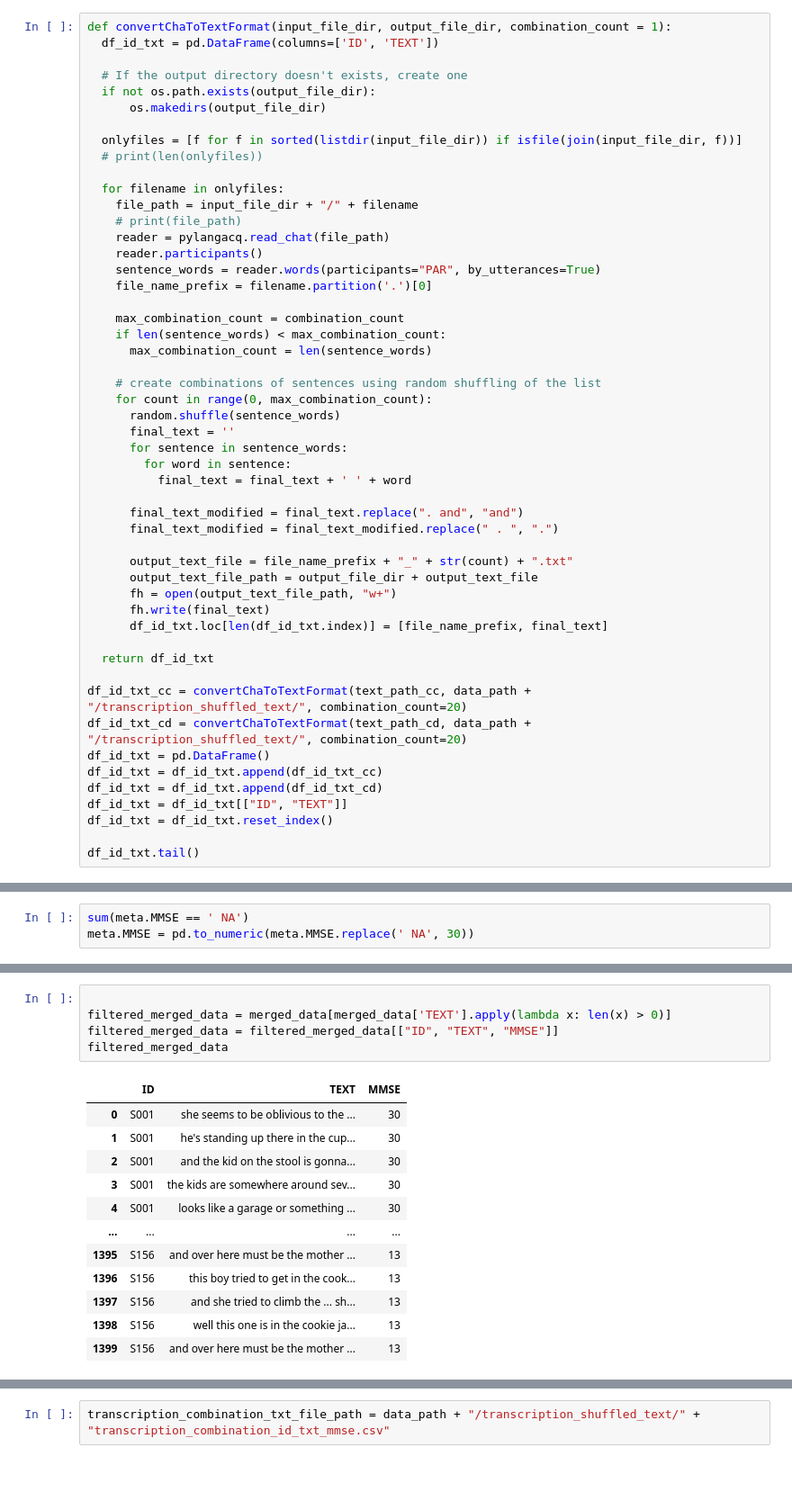
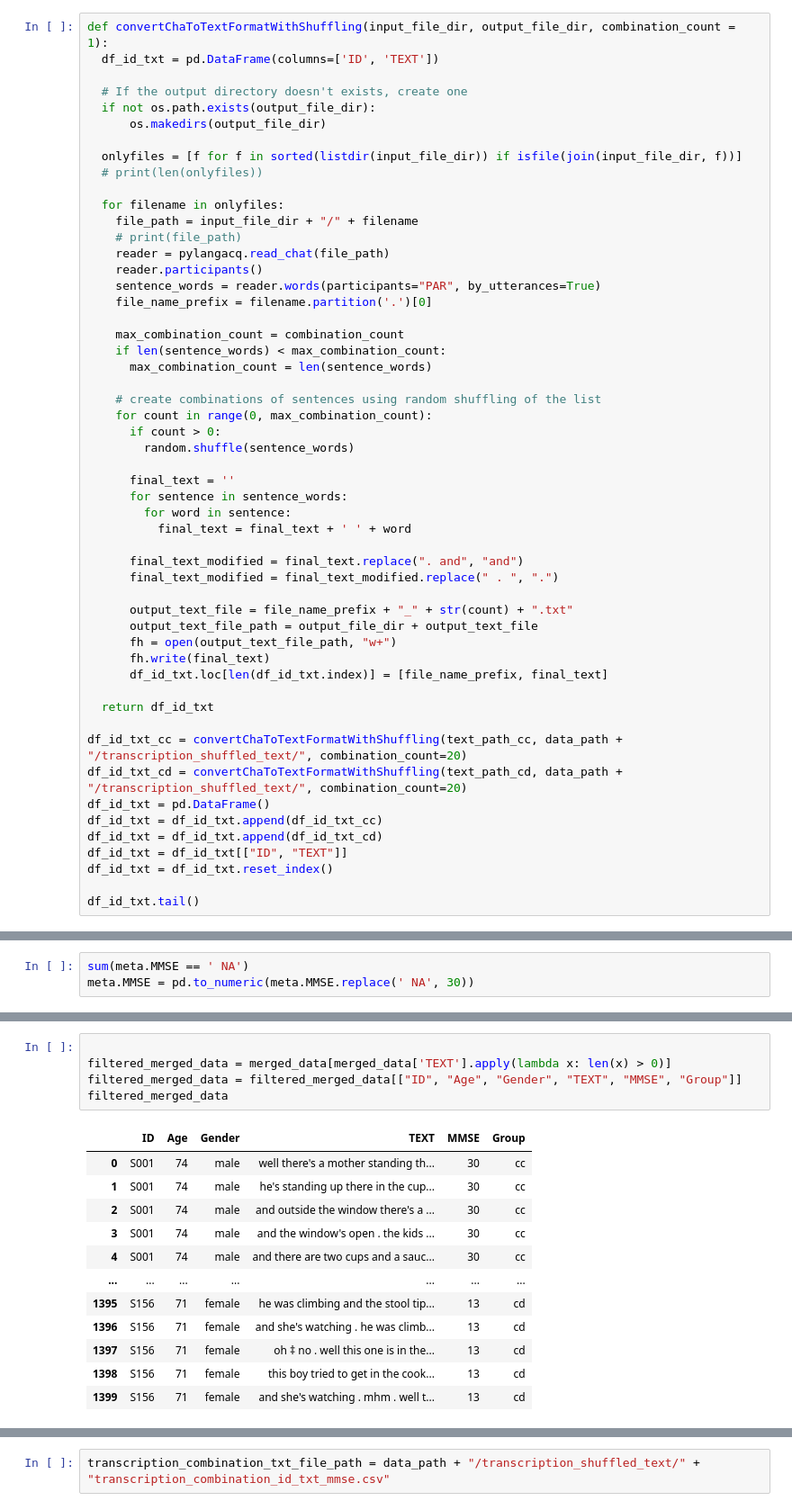
Before and after one commit to W210-SP21-Capstone-Dementia/model, a Jupyter notebook: ADReSS_Transcription_Combination_Data_Generator.ipynb, the cells around one changed output, grey strips where cells are left out. Shown at 90% size. Cells and saved outputs as stored; diff of their text form; blank space fills up the shorter version.

Commit message:
BERT Text based training, inference and text parsing notebooks after the split

```diff
--- a/ADReSS_Transcription_Combination_Data_Generator.ipynb
+++ b/ADReSS_Transcription_Combination_Data_Generator.ipynb
@@ -53,7 +115,7 @@ lang_ = 'en-US'
 # %% [markdown]
 ## Convert .cha transcriptions to text file by selecting only the participants part of the text
 # %%
-def convertChaToTextFormat(input_file_dir, output_file_dir, combination_count = 1):
+def convertChaToTextFormatWithShuffling(input_file_dir, output_file_dir, combination_count = 1):
   df_id_txt = pd.DataFrame(columns=['ID', 'TEXT'])
 
   # If the output directory doesn't exists, create one
@@ -77,7 +139,9 @@ def convertChaToTextFormat(input_file_dir, output_file_dir, combination_count =
 
     # create combinations of sentences using random shuffling of the list
     for count in range(0, max_combination_count):
-      random.shuffle(sentence_words)
+      if count > 0:
+        random.shuffle(sentence_words)
+
       final_text = ''
       for sentence in sentence_words:
         for word in sentence:
@@ -94,8 +158,8 @@ def convertChaToTextFormat(input_file_dir, output_file_dir, combination_count =
 
   return df_id_txt
 
-df_id_txt_cc = convertChaToTextFormat(text_path_cc, data_path + "/transcription_shuffled_text/", combination_count=20)
-df_id_txt_cd = convertChaToTextFormat(text_path_cd, data_path + "/transcription_shuffled_text/", combination_count=20)
+df_id_txt_cc = convertChaToTextFormatWithShuffling(text_path_cc, data_path + "/transcription_shuffled_text/", combination_count=20)
+df_id_txt_cd = convertChaToTextFormatWithShuffling(text_path_cd, data_path + "/transcription_shuffled_text/", combination_count=20)
 df_id_txt = pd.DataFrame()
 df_id_txt = df_id_txt.append(df_id_txt_cc)
 df_id_txt = df_id_txt.append(df_id_txt_cd)
@@ -160,18 +224,18 @@ merged_data
 # %%
 
 filtered_merged_data = merged_data[merged_data['TEXT'].apply(lambda x: len(x) > 0)]
-filtered_merged_data = filtered_merged_data[["ID", "TEXT", "MMSE"]]
+filtered_merged_data = filtered_merged_data[["ID", "Age", "Gender", "TEXT", "MMSE", "Group"]]
 filtered_merged_data
 # %% [output]
-|  | ID | TEXT | MMSE |
-| 0 | S001 | she seems to be oblivious to the ... | 30 |
-| 1 | S001 | he's standing up there in the cup... | 30 |
-| 2 | S001 | and the kid on the stool is gonna... | 30 |
-| 3 | S001 | the kids are somewhere around sev... | 30 |
-| 4 | S001 | looks like a garage or something ... | 30 |
-| ... | ... | ... | ... |
-| 1395 | S156 | and over here must be the mother ... | 13 |
-| 1396 | S156 | this boy tried to get in the cook... | 13 |
-| 1397 | S156 | and she tried to climb the ... sh... | 13 |
-| 1398 | S156 | well this one is in the cookie ja... | 13 |
-| 1399 | S156 | and over here must be the mother ... | 13 |
+|  | ID | Age | Gender | TEXT | MMSE | Group |
+| 0 | S001 | 74 | male | well there's a mother standing th... | 30 | cc |
+| 1 | S001 | 74 | male | he's standing up there in the cup... | 30 | cc |
+| 2 | S001 | 74 | male | and outside the window there's a ... | 30 | cc |
+| 3 | S001 | 74 | male | and the window's open . the kids ... | 30 | cc |
+| 4 | S001 | 74 | male | and there are two cups and a sauc... | 30 | cc |
+| ... | ... | ... | ... | ... | ... | ... |
+| 1395 | S156 | 71 | female | he was climbing and the stool tip... | 13 | cd |
+| 1396 | S156 | 71 | female | and she's watching . he was climb... | 13 | cd |
+| 1397 | S156 | 71 | female | oh ‡ no . well this one is in the... | 13 | cd |
+| 1398 | S156 | 71 | female | this boy tried to get in the cook... | 13 | cd |
+| 1399 | S156 | 71 | female | and she's watching . mhm . well t... | 13 | cd |
```
Also changed, not shown: parts of 13 cells of this notebook, 1 other file.
